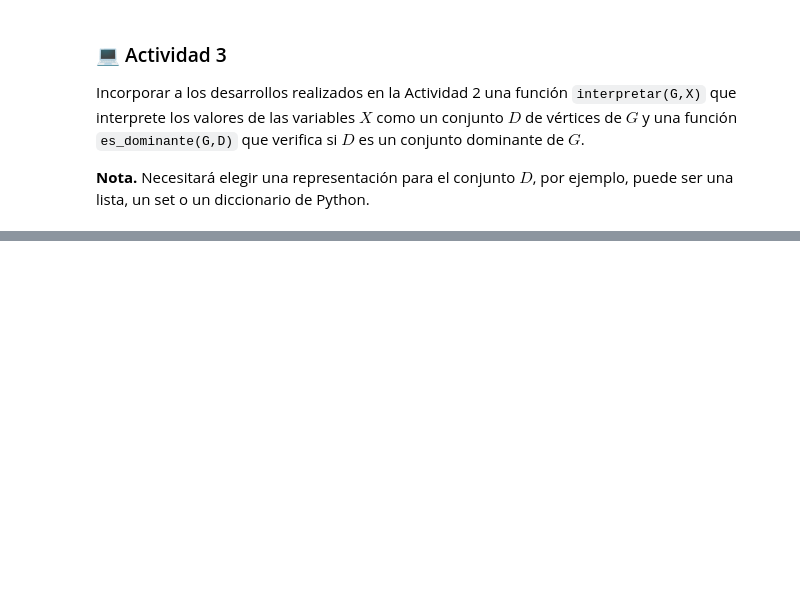
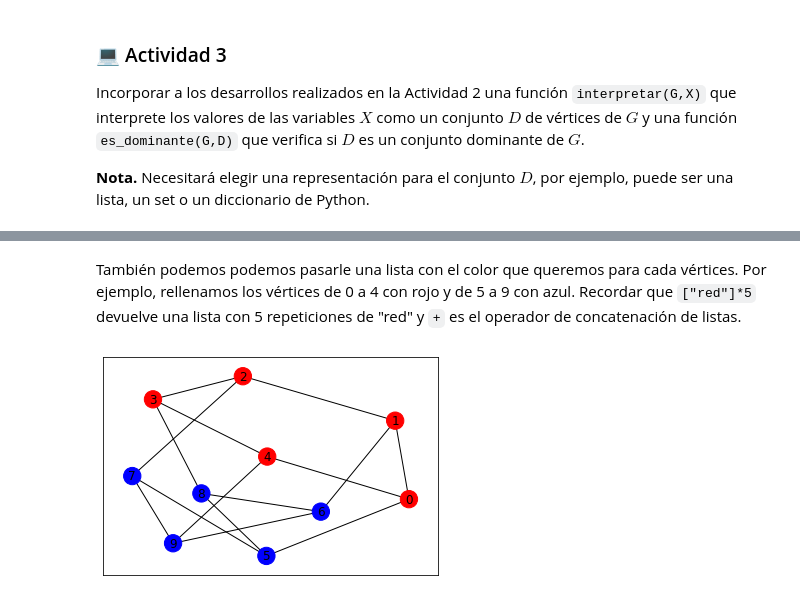
Before and after one commit to maurolucci/taller-cplex, a Jupyter notebook: notebook3.ipynb, the cells around one changed output, grey strips where cells are left out. Cells and saved outputs as stored; diff of their text form; code cells hidden in the pictures; blank space fills up the shorter version.

```diff
--- a/notebook3.ipynb
+++ b/notebook3.ipynb
@@ -448,0 +468,6 @@ Incorporar a los desarrollos realizados en la Actividad 2 una función <code>int
+# %% [markdown]
+También podemos podemos pasarle una lista con el color que queremos para cada vértices. Por ejemplo, rellenamos los vértices de 0 a 4 con rojo y de 5 a 9 con azul. Recordar que <code>["red"]*5</code> devuelve una lista con 5 repeticiones de "red" y <code>+</code> es el operador de concatenación de listas.
+# %%
+nx.draw_networkx(Petersen, node_color=["red"]*5 + ["blue"]*5)
+# %% [output]
+[figure, added]
```
Also changed, not shown: parts of 27 cells of this notebook.
